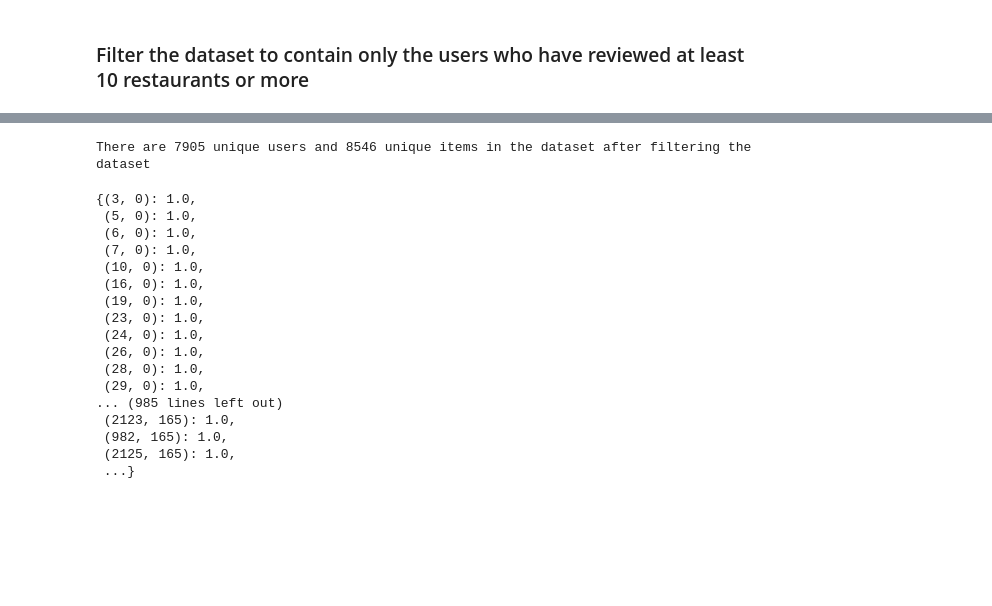
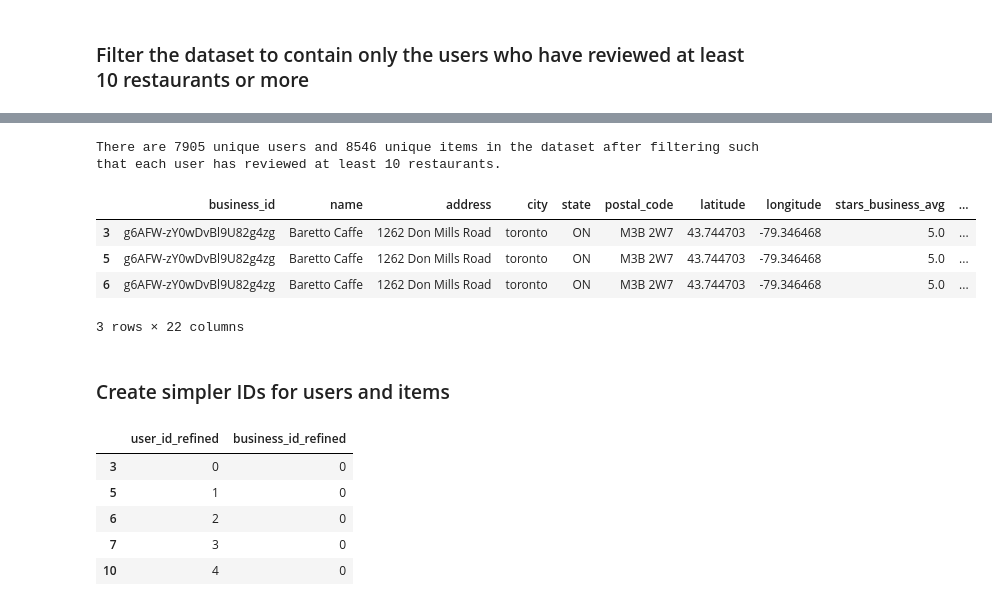
Before and after one commit to akhilesh-somani/Restaurant_Recommendation_System, a Jupyter notebook: Baseline2/Baseline_2.ipynb, the cells around one changed output, grey strips where cells are left out. Drawn from its saved outputs; the diff is of its cells as text; code cells hidden in the pictures; blank space fills up the shorter version.

```diff
--- a/Baseline2/Baseline_2.ipynb
+++ b/Baseline2/Baseline_2.ipynb
@@ -305,21 +76,3 @@ toronto_user_item_df.head(3)
 | 1 | g6AFW-zY0wDvBl9U82g4zg | Baretto Caffe | 1262 Don Mills Road | toronto | ON | M3B 2W7 | 43.744703 | -79.346468 | 5.0 | ... |
 | 2 | g6AFW-zY0wDvBl9U82g4zg | Baretto Caffe | 1262 Don Mills Road | toronto | ON | M3B 2W7 | 43.744703 | -79.346468 | 5.0 | ... |
 3 rows × 22 columns
-# %%
-unique_business_id = toronto_user_item_df.business_id.unique()
-mapping_business_id = {}
-ctr = 0
-for business_id in unique_business_id:
-    mapping_business_id[business_id] = ctr
-    ctr += 1
-
-toronto_user_item_df['business_id_refined'] = toronto_user_item_df.business_id.map(mapping_business_id)
-# %%
-unique_user_id = toronto_user_item_df.user_id.unique()
-mapping_user_id = {}
-ctr = 0
-for user_id in unique_user_id:
-    mapping_user_id[user_id] = ctr
-    ctr += 1
-
-toronto_user_item_df['user_id_refined'] = toronto_user_item_df.user_id.map(mapping_user_id)
@@ -341,5 +85,5 @@ There are a substantial number of users who have reviewed at least 10 restaurant
 # %% [markdown]
 ### Filter the dataset to contain only the users who have reviewed at least 10 restaurants or more
 # %%
-grouped = toronto_user_item_df.groupby('user_id_refined')
+grouped = toronto_user_item_df.groupby('user_id')
 toronto_user_item_filtered_df = grouped.filter(lambda x: x['name'].count() >= 10)
@@ -354,5 +90,7 @@ toronto_user_item_filtered_df.business_id_refined.nunique()
+# %%
+dataset_to_use = toronto_user_item_filtered_df.copy()
 # %%
-print('There are %d unique users and %d unique items in the dataset after filtering the dataset'\
-%(toronto_user_item_filtered_df.user_id_refined.nunique(),toronto_user_item_filtered_df.business_id_refined.nunique()))
+print('There are %d unique users and %d unique items in the dataset after filtering such that each user has \
+reviewed at least 10 restaurants.'%(dataset_to_use.user_id.nunique(), dataset_to_use.business_id.nunique()))
 # %% [output]
-There are 7905 unique users and 8546 unique items in the dataset after filtering the dataset
+There are 7905 unique users and 8546 unique items in the dataset after filtering such that each user has reviewed at least 10 restaurants.
@@ -365,20 +96,0 @@ for i in range(len(toronto_user_item_filtered_df)):
-# %%
-d
-# %% [output]
-{(3, 0): 1.0,
- (5, 0): 1.0,
- (6, 0): 1.0,
- (7, 0): 1.0,
- (10, 0): 1.0,
- (16, 0): 1.0,
- (19, 0): 1.0,
- (23, 0): 1.0,
- (24, 0): 1.0,
- (26, 0): 1.0,
- (28, 0): 1.0,
- (29, 0): 1.0,
-... (985 lines left out)
- (2123, 165): 1.0,
- (982, 165): 1.0,
- (2125, 165): 1.0,
- ...}
@@ -388,0 +97,10 @@ f.close()
+# %%
+dataset_to_use.head(3)
+# %% [output]
+|  | business_id | name | address | city | state | postal_code | latitude | longitude | stars_business_avg | ... |
+| 3 | g6AFW-zY0wDvBl9U82g4zg | Baretto Caffe | 1262 Don Mills Road | toronto | ON | M3B 2W7 | 43.744703 | -79.346468 | 5.0 | ... |
+| 5 | g6AFW-zY0wDvBl9U82g4zg | Baretto Caffe | 1262 Don Mills Road | toronto | ON | M3B 2W7 | 43.744703 | -79.346468 | 5.0 | ... |
+| 6 | g6AFW-zY0wDvBl9U82g4zg | Baretto Caffe | 1262 Don Mills Road | toronto | ON | M3B 2W7 | 43.744703 | -79.346468 | 5.0 | ... |
+3 rows × 22 columns
+# %% [markdown]
+### Create simpler IDs for users and items
@@ -388,0 +125,9 @@ f.close()
+# %%
+dataset_to_use[['user_id_refined', 'business_id_refined']].head(5)
+# %% [output]
+|  | user_id_refined | business_id_refined |
+| 3 | 0 | 0 |
+| 5 | 1 | 0 |
+| 6 | 2 | 0 |
+| 7 | 3 | 0 |
+| 10 | 4 | 0 |
```
Also changed, not shown: parts of 53 cells of this notebook, 1 other file.
